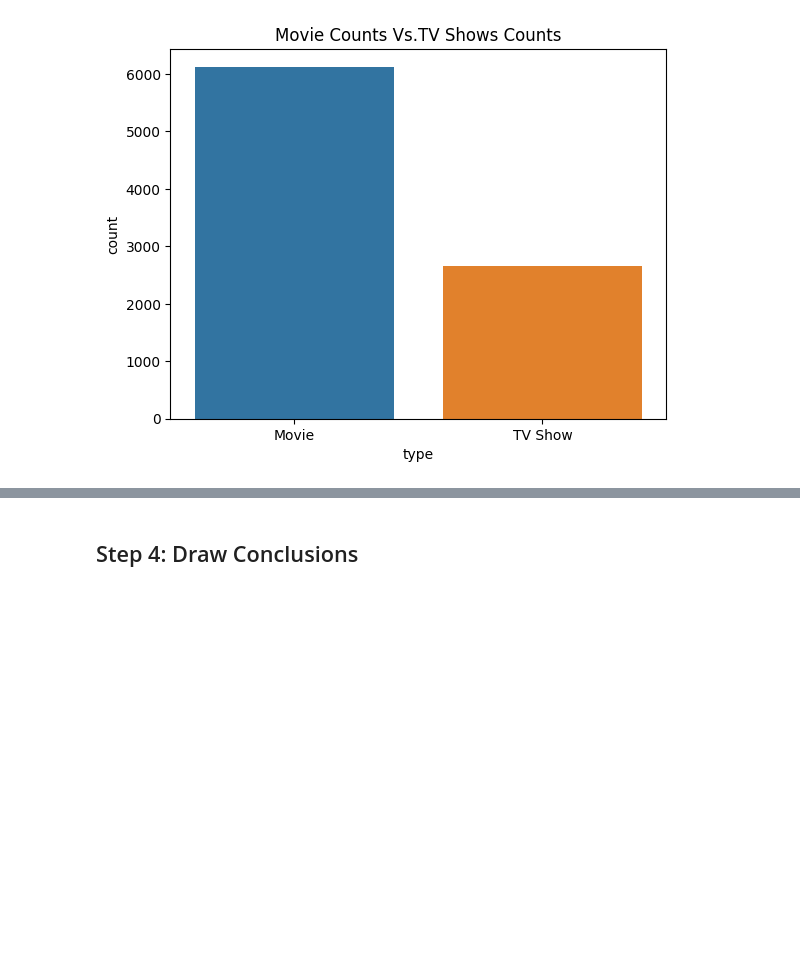
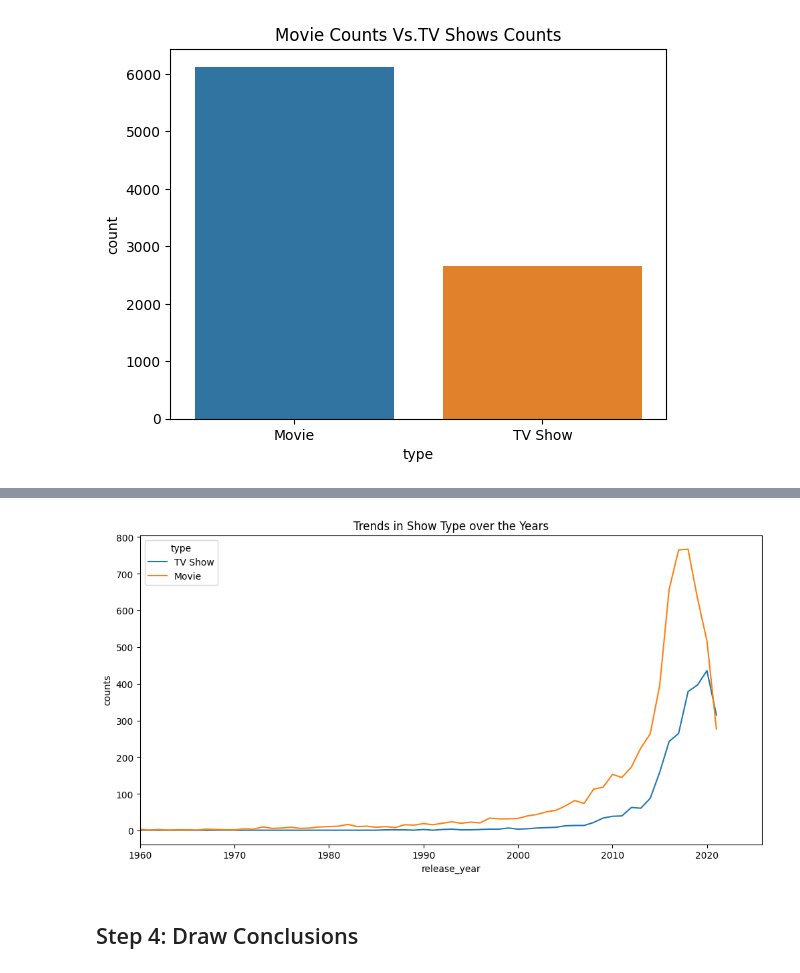
Before and after one commit to mohebmaher/GDSC-Core-Team-Training, a Jupyter notebook: Assignment-03/netflix_data_leaning_analysis_and_viz.ipynb, the cells around one changed output, grey strips where cells are left out. Saved outputs shown, nothing was run; the diff lists cells and outputs as text; code cells hidden in the pictures; blank space fills up the shorter version.

```diff
--- a/Assignment-03/netflix_data_leaning_analysis_and_viz.ipynb
+++ b/Assignment-03/netflix_data_leaning_analysis_and_viz.ipynb
@@ -94,3 +94,6 @@ ax = sns.countplot(data=netflix, x="type")
 ax.set_title("Movie Counts Vs.TV Shows Counts");
 # %% [output]
 [figure]
+# %%
+grouped_by_release_year_and_type = netflix.groupby(by=["release_year", "type"])[["type"]].count()
+grouped_by_release_year_and_type.head()
@@ -97,3 +108,3 @@ ax.set_title("Movie Counts Vs.TV Shows Counts");
 # %%
-grouped_by_release_year_and_type = netflix.groupby(by=["release_year", "type"])["type"].count()
-grouped_by_release_year_and_type.head()
+grouped_by_release_year_and_type.rename(columns={"type": "counts"}, inplace=True)
+grouped_by_release_year_and_type.reset_index(level="type", inplace=True)
@@ -112,3 +121,10 @@ ax = sns.lineplot(data=netflix, x="release_year", y="type");
+# %%
+fig, ax = plt.subplots(figsize=(12, 6))
+sns.lineplot(data=grouped_by_release_year_and_type, x="release_year", y="counts", hue="type", ax=ax)
+ax.set_xlim(left=1960)
+ax.set_title("Trends in Show Type over the Years");
+# %% [output]
+[figure, added]
 # %% [markdown]
 ## Step 4: Draw Conclusions
 # %% [markdown]
```
Also changed, not shown: parts of 4 cells of this notebook.
